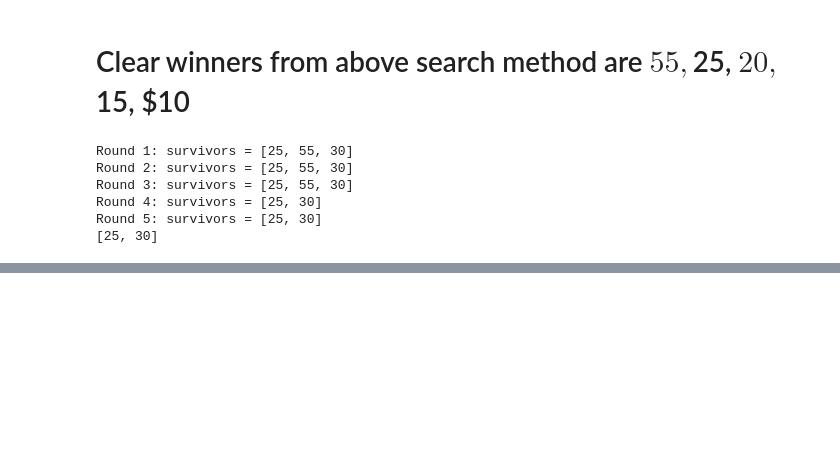
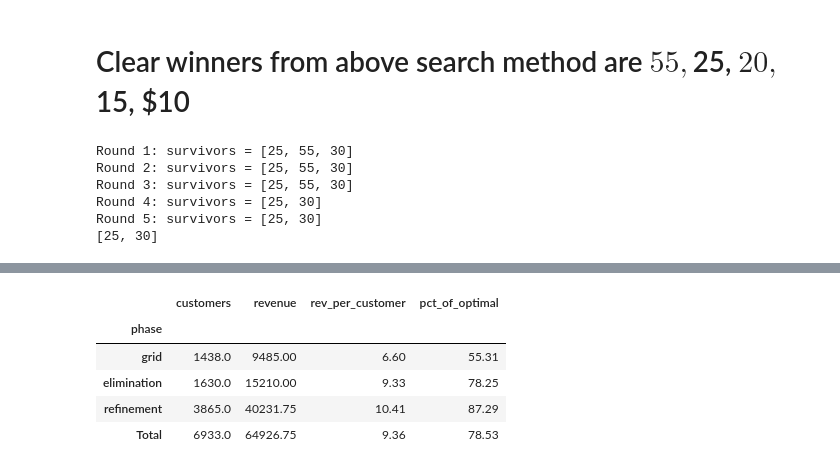
Before and after one commit to evanblizzard/uu_inference, a Jupyter notebook: thr_lab/price_experiment_lab.ipynb, the cells around one changed output, grey strips where cells are left out. Drawn from its saved outputs; the diff is of its cells as text; code cells hidden in the pictures; blank space fills up the shorter version.

Commit message:
finalized report and added logging functionality to notebook for results portion

```diff
--- a/thr_lab/price_experiment_lab.ipynb
+++ b/thr_lab/price_experiment_lab.ipynb
@@ -33,21 +33,22 @@ def sales(price=14.0, rng=None, mean_customers=30):
 # %%
 total_customers = 0
 total_revenue = 0.0
-history = {} # dictionary with each key as a price and the value as the list of per-customer revenues
-def customer_to_revenue(price, n):
-    global total_customers, total_revenue # so i can access them inside function
-    buys = sales(price, rng=rng, mean_customers=n) # this is the list of 1s and 0s indicating purchases
-    revenue = buys * price # new list where the 1s become the price and the 0s stay 0
+history = {}
+log = []     # one row per experiment
 
-    # updating my trackers
+def customer_to_revenue(price, n, phase=""):          # phase argument for tracking
+    global total_customers, total_revenue
+    buys = sales(price, rng=rng, mean_customers=n)
+    revenue = buys * price
+
     total_customers += len(revenue)
     total_revenue += revenue.sum()
 
-    # save my data so repeat tests at this price don't get pooled
-    if price in history: # if this price is already a key in the dictionary
-        # history[price] is the old data for this price
-        # revenue is the new data kjust generate
-        # np.concatenate([old, new]) glues the two arrays end to end into one longer array which then replaces the old one
+    # record this experiment for results in report later
+    log.append({"phase": phase, "price": price, "customers": len(revenue), "revenue": revenue.sum()})
+
+    # save my data so repeat tests at this price get pooled together
+    if price in history:
         history[price] = np.concatenate([history[price], revenue])
     else:
         history[price] = revenue
@@ -170,0 +197,11 @@ Round 5: survivors = [25, 30]
+# %%
+OPTIMAL = 11.925
+rev_per_customer = total_revenue / total_customers
+
+summary = pd.DataFrame({
+    "Metric": ["Final price", "Customers experimented on", "Revenue during experiments",
+               "Revenue per customer", "% of optimal captured"],
+    "Value": [f"${final_price:.2f}", f"{total_customers:,}", f"${total_revenue:,.2f}",
+              f"${rev_per_customer:.2f}", f"{100 * rev_per_customer / OPTIMAL:.1f}%"],
+})
+summary
@@ -170,0 +215,18 @@ Round 5: survivors = [25, 30]
+# %%
+log_df = pd.DataFrame(log)
+
+phase_table = log_df.groupby("phase", sort=False).agg(
+    customers=("customers", "sum"),
+    revenue=("revenue", "sum"),
+)
+phase_table.loc["Total"] = [log_df["customers"].sum(), log_df["revenue"].sum()]
+phase_table["rev_per_customer"] = phase_table["revenue"] / phase_table["customers"]
+phase_table["pct_of_optimal"] = 100 * phase_table["rev_per_customer"] / OPTIMAL
+phase_table.round(2)
+# %% [output]
+|  | customers | revenue | rev_per_customer | pct_of_optimal |
+| phase |  |  |  |  |
+| grid | 1438.0 | 9485.00 | 6.60 | 55.31 |
+| elimination | 1630.0 | 15210.00 | 9.33 | 78.25 |
+| refinement | 3865.0 | 40231.75 | 10.41 | 87.29 |
+| Total | 6933.0 | 64926.75 | 9.36 | 78.53 |
```
Also changed, not shown: parts of 7 cells of this notebook, 1 other file.
